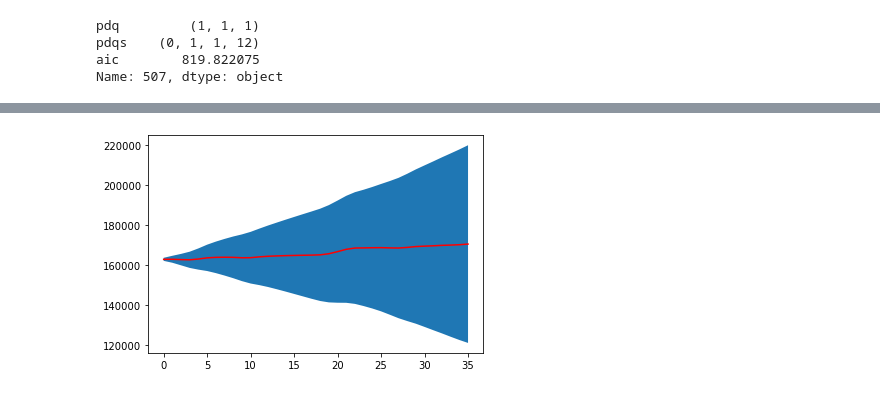
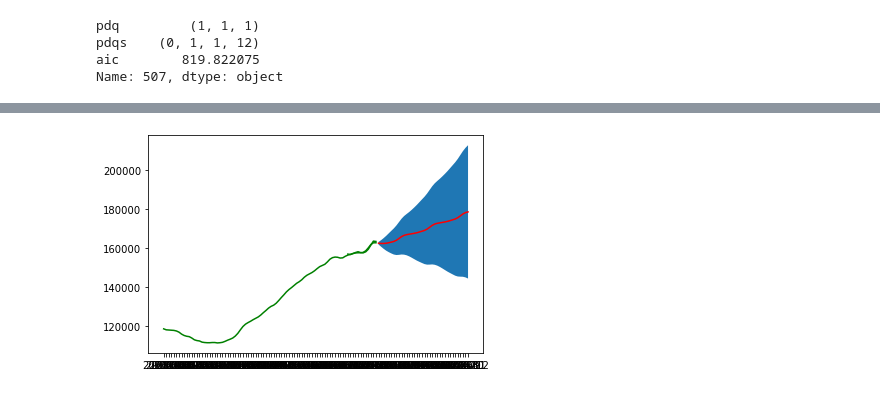
Before and after one commit to Blue723/Housing_Time_Series, a Jupyter notebook: Time_Series_notebook.ipynb, the cells around one changed output, grey strips where cells are left out. Saved outputs shown, nothing was run; the diff lists cells and outputs as text; code cells hidden in the pictures.

```diff
--- a/Time_Series_notebook.ipynb
+++ b/Time_Series_notebook.ipynb
@@ -392,16 +392,23 @@ future_mean
 # %%
 #pd.concat([zipcode, future_mean], axis=0)
 # %%
-for c in future_mean.columns:
-
+def future_plot(z , i):
     fig, ax = plt.subplots()
 
+    ax.plot(zipcode.index, zipcode.loc[:, z], color='g')
+    ax.plot(zipcode['2017-01':'2017-12'].index, zipcode_pred_mean.loc[:, z], color='g')
+
+
     ax.fill_between(future_mean.index,
-                    pred_res[0].conf_int().iloc[:, 1],
-                    pred_res[0].conf_int().iloc[:, 0],
+                     pred_res[i].conf_int().iloc[:, 1],
+                     pred_res[i].conf_int().iloc[:, 0],
                    )
-    ax.plot(future_mean.index, future_mean[c], color='r')
+    ax.plot(future_mean.index, future_mean[z], color='r')
 
     plt.show()
+
+    return None
-# %% [output]
-[figure, removed]
+# %%
+future_plot('77084', 0)
+# %% [output]
+[figure, added]
```
Also changed, not shown: parts of 19 cells of this notebook.
